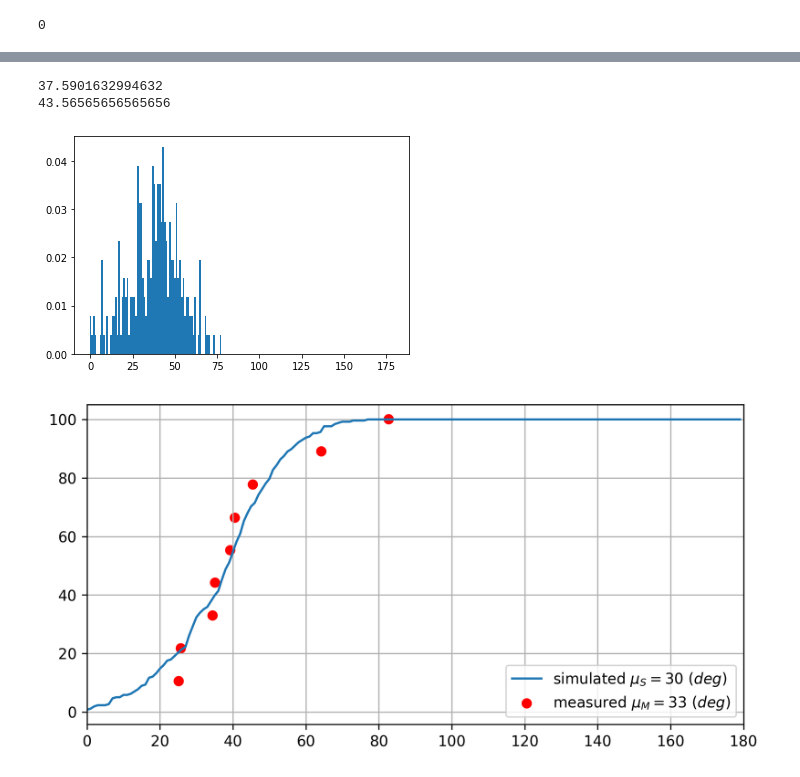
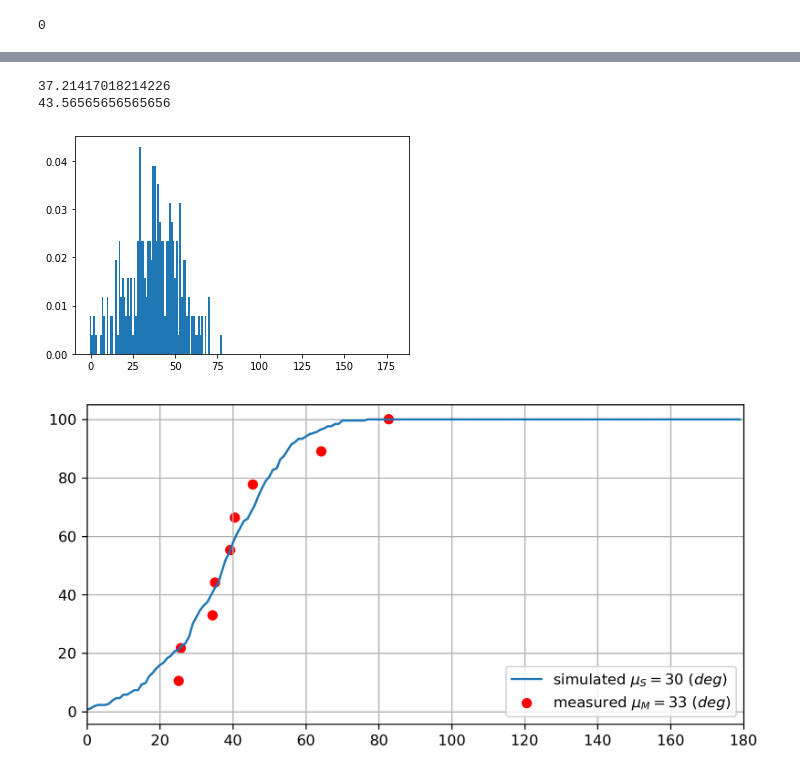
Before and after one commit to Brook1711/SSCM, a Jupyter notebook: AoA_LoS_v3.ipynb, the cells around one changed output, grey strips where cells are left out. Cells and saved outputs as stored; diff of their text form; code cells hidden in the pictures.

```diff
--- a/AoA_LoS_v3.ipynb
+++ b/AoA_LoS_v3.ipynb
@@ -498,7 +498,7 @@ sorted_res
 # %%
-plot_cum_list(cum_func(a=1, p01=0.1, p10=0.3), if_save_mat=True)
+plot_cum_list(cum_func(a=1, p01=0.1, p10=0.37), if_save_mat=True)
 # %% [output]
-37.5901632994632
+37.21417018214226
 43.56565656565656
-[figure, old version]
+[figure, new version]
 [figure]
```
Also changed, not shown: parts of 5 cells of this notebook, 4 other files.
